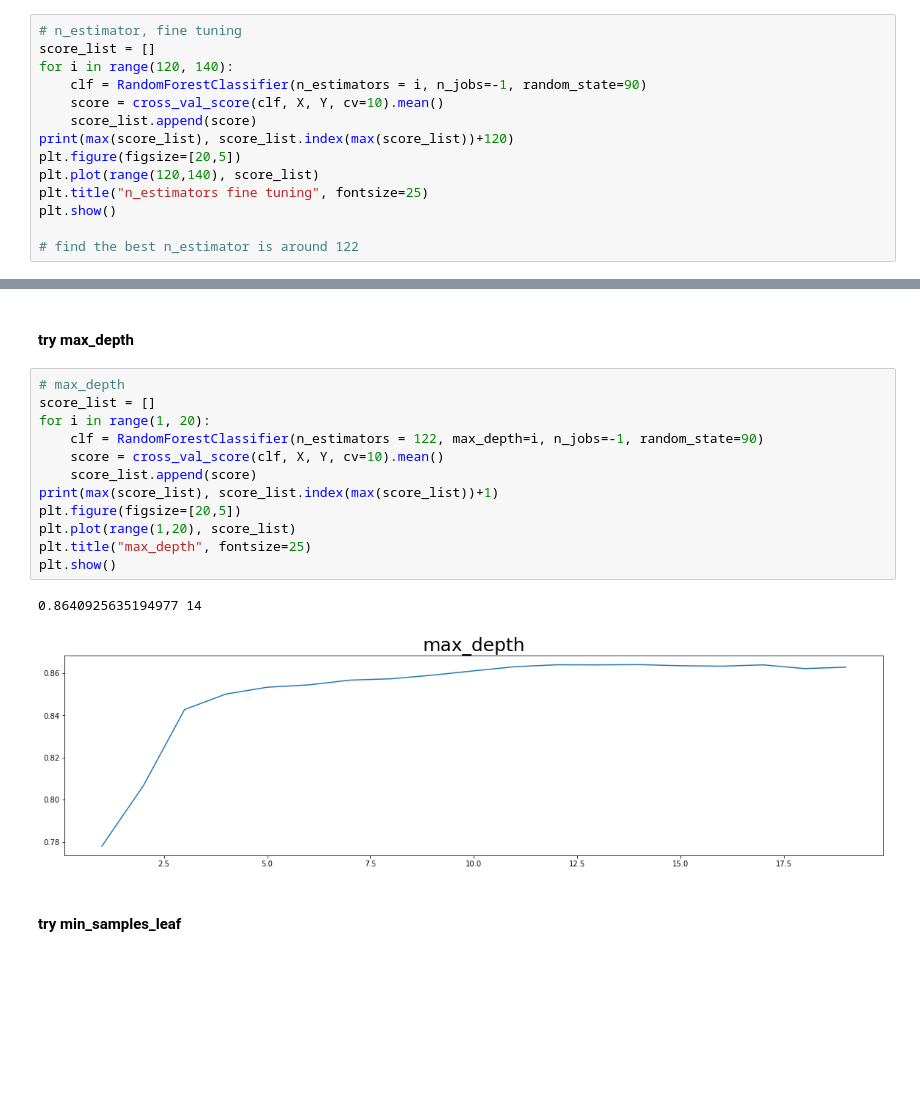
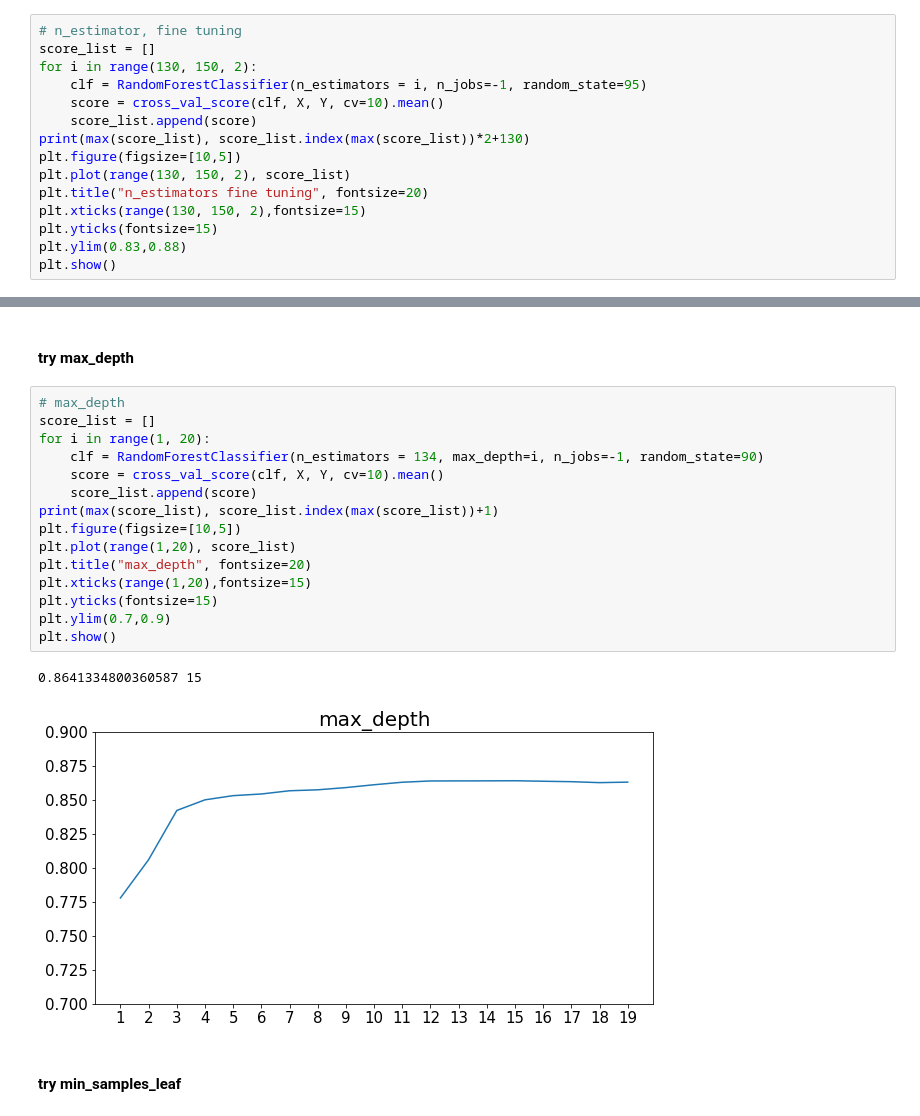
Before and after one commit to wkhalil/CS-5228, a Jupyter notebook: models/random forest.ipynb, the cells around one changed output, grey strips where cells are left out. Saved outputs shown, nothing was run; the diff lists cells and outputs as text; blank space fills up the shorter version.

```diff
--- a/models/random forest.ipynb
+++ b/models/random forest.ipynb
@@ -188,15 +190,16 @@ plt.show()
 # %%
 # n_estimator, fine tuning
 score_list = []
-for i in range(120, 140):
-    clf = RandomForestClassifier(n_estimators = i, n_jobs=-1, random_state=90)
+for i in range(130, 150, 2):
+    clf = RandomForestClassifier(n_estimators = i, n_jobs=-1, random_state=95)
     score = cross_val_score(clf, X, Y, cv=10).mean()
     score_list.append(score)
-print(max(score_list), score_list.index(max(score_list))+120)
-plt.figure(figsize=[20,5])
-plt.plot(range(120,140), score_list)
-plt.title("n_estimators fine tuning", fontsize=25)
+print(max(score_list), score_list.index(max(score_list))*2+130)
+plt.figure(figsize=[10,5])
+plt.plot(range(130, 150, 2), score_list)
+plt.title("n_estimators fine tuning", fontsize=20)
+plt.xticks(range(130, 150, 2),fontsize=15)
+plt.yticks(fontsize=15)
+plt.ylim(0.83,0.88)
 plt.show()
-
-# find the best n_estimator is around 122
 # %% [output]
@@ -207,18 +210,21 @@ plt.show()
 # %%
 # max_depth
 score_list = []
 for i in range(1, 20):
-    clf = RandomForestClassifier(n_estimators = 122, max_depth=i, n_jobs=-1, random_state=90)
+    clf = RandomForestClassifier(n_estimators = 134, max_depth=i, n_jobs=-1, random_state=90)
     score = cross_val_score(clf, X, Y, cv=10).mean()
     score_list.append(score)
 print(max(score_list), score_list.index(max(score_list))+1)
-plt.figure(figsize=[20,5])
+plt.figure(figsize=[10,5])
 plt.plot(range(1,20), score_list)
-plt.title("max_depth", fontsize=25)
+plt.title("max_depth", fontsize=20)
+plt.xticks(range(1,20),fontsize=15)
+plt.yticks(fontsize=15)
+plt.ylim(0.7,0.9)
 plt.show()
 # %% [output]
-0.8640925635194977 14
+0.8641334800360587 15
-[figure, old version]
+[figure, new version]
 # %% [markdown]
 #### try min_samples_leaf
 # %%
```
Also changed, not shown: parts of 10 cells of this notebook, 5 other files.
